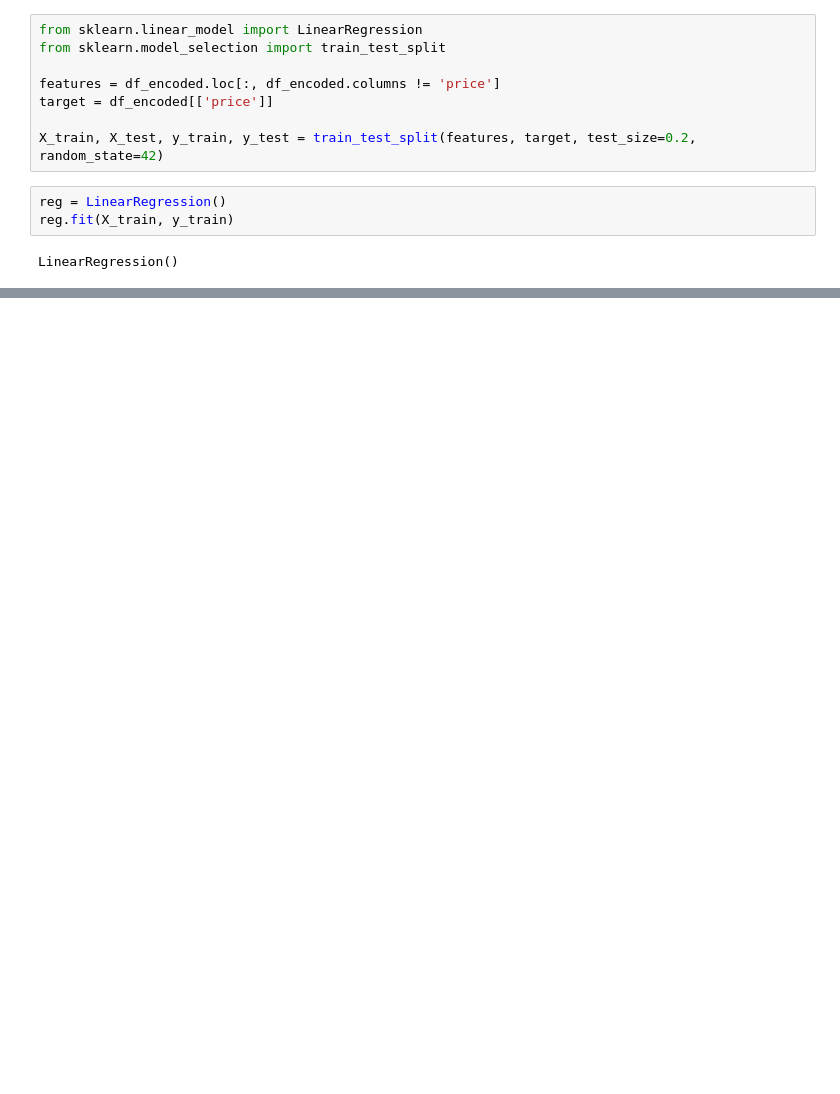
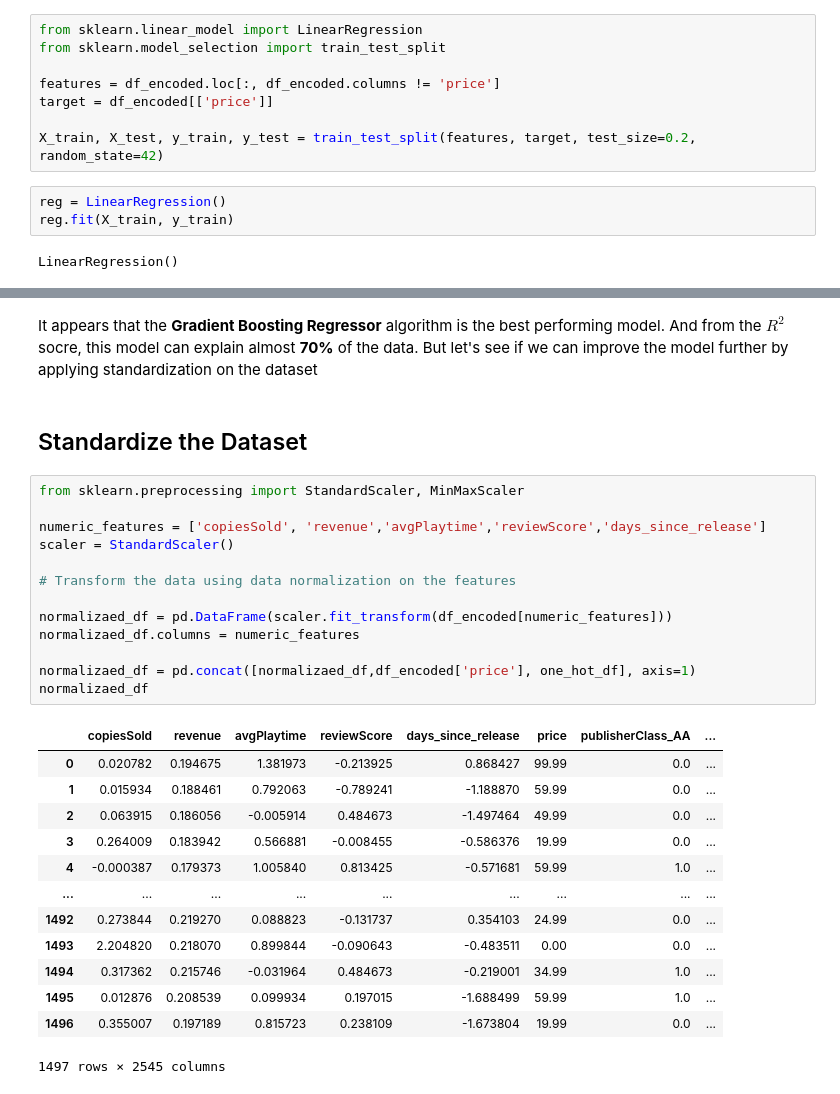
Before and after one commit to alyab16/Top-1500-Games-On-Steam, a Jupyter notebook: Top 1500 Games on Steam.ipynb, the cells around one changed output, grey strips where cells are left out. Drawn from its saved outputs; the diff is of its cells as text; blank space fills up the shorter version.

```diff
--- a/Top 1500 Games on Steam.ipynb
+++ b/Top 1500 Games on Steam.ipynb
@@ -320 +322,32 @@ Gradient Boosting Regressor - Mean Squared Error: 49.8138 || R^2 Score: 0.6887
 Support Vector Regressor - Mean Squared Error: 155.2900 || R^2 Score: 0.0295
+# %% [markdown]
+It appears that the **Gradient Boosting Regressor** algorithm is the best performing model. And from the $R^2$ socre, this model can explain almost **70%** of the data. But let's see if we can improve the model further by applying standardization on the dataset
+# %% [markdown]
+## Standardize the Dataset
+# %%
+from sklearn.preprocessing import StandardScaler, MinMaxScaler
+
+numeric_features = ['copiesSold', 'revenue','avgPlaytime','reviewScore','days_since_release']
+scaler = StandardScaler()
+
+# Transform the data using data normalization on the features
+
+normalizaed_df = pd.DataFrame(scaler.fit_transform(df_encoded[numeric_features]))
+normalizaed_df.columns = numeric_features
+
+normalizaed_df = pd.concat([normalizaed_df,df_encoded['price'], one_hot_df], axis=1)
+normalizaed_df
+# %% [output]
+|  | copiesSold | revenue | avgPlaytime | reviewScore | days_since_release | price | publisherClass_AA | ... |
+| 0 | 0.020782 | 0.194675 | 1.381973 | -0.213925 | 0.868427 | 99.99 | 0.0 | ... |
+| 1 | 0.015934 | 0.188461 | 0.792063 | -0.789241 | -1.188870 | 59.99 | 0.0 | ... |
+| 2 | 0.063915 | 0.186056 | -0.005914 | 0.484673 | -1.497464 | 49.99 | 0.0 | ... |
+| 3 | 0.264009 | 0.183942 | 0.566881 | -0.008455 | -0.586376 | 19.99 | 0.0 | ... |
+| 4 | -0.000387 | 0.179373 | 1.005840 | 0.813425 | -0.571681 | 59.99 | 1.0 | ... |
+| ... | ... | ... | ... | ... | ... | ... | ... | ... |
+| 1492 | 0.273844 | 0.219270 | 0.088823 | -0.131737 | 0.354103 | 24.99 | 0.0 | ... |
+| 1493 | 2.204820 | 0.218070 | 0.899844 | -0.090643 | -0.483511 | 0.00 | 0.0 | ... |
+| 1494 | 0.317362 | 0.215746 | -0.031964 | 0.484673 | -0.219001 | 34.99 | 1.0 | ... |
+| 1495 | 0.012876 | 0.208539 | 0.099934 | 0.197015 | -1.688499 | 59.99 | 1.0 | ... |
+| 1496 | 0.355007 | 0.197189 | 0.815723 | 0.238109 | -1.673804 | 19.99 | 0.0 | ... |
+1497 rows × 2545 columns
```
Also changed, not shown: parts of 5 cells of this notebook.
